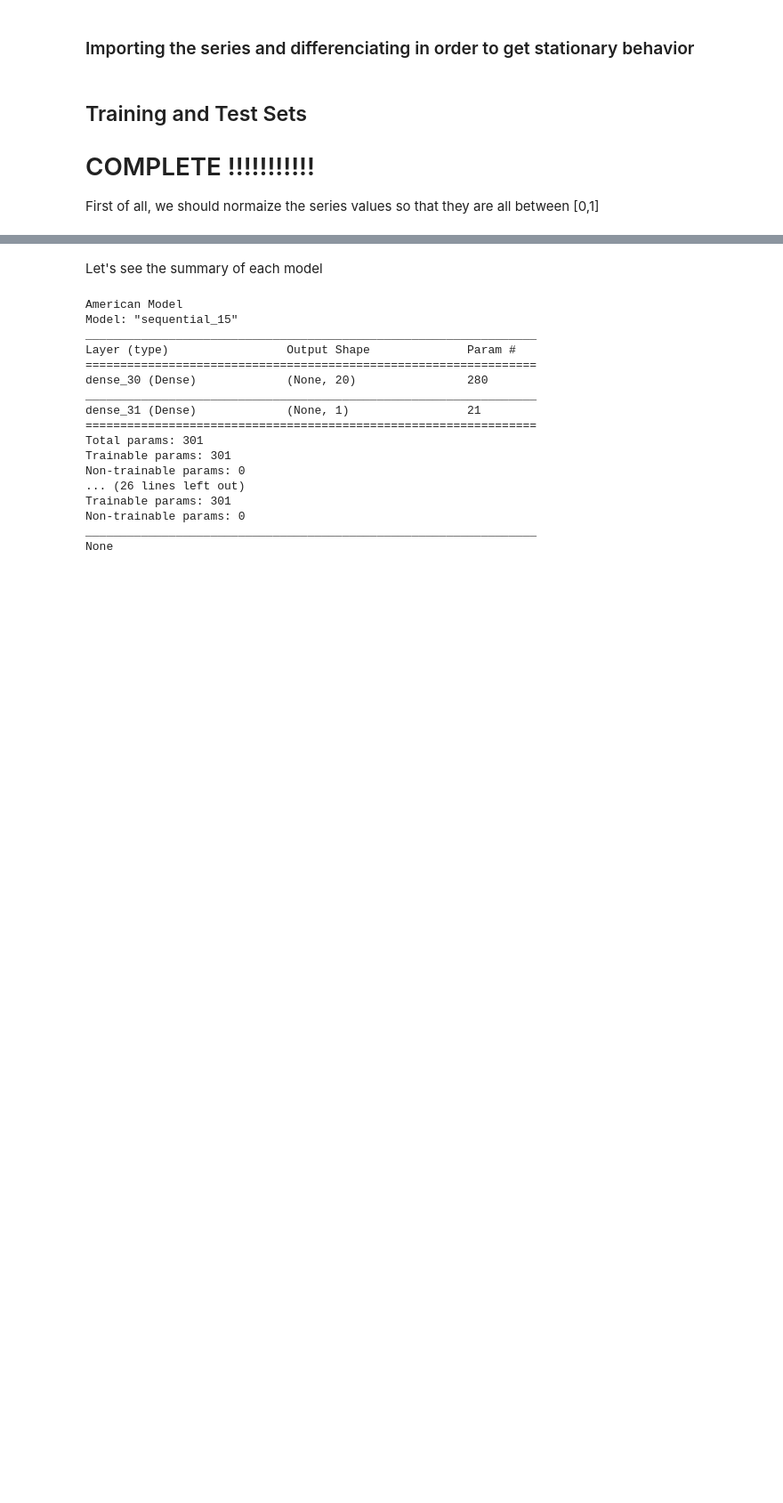
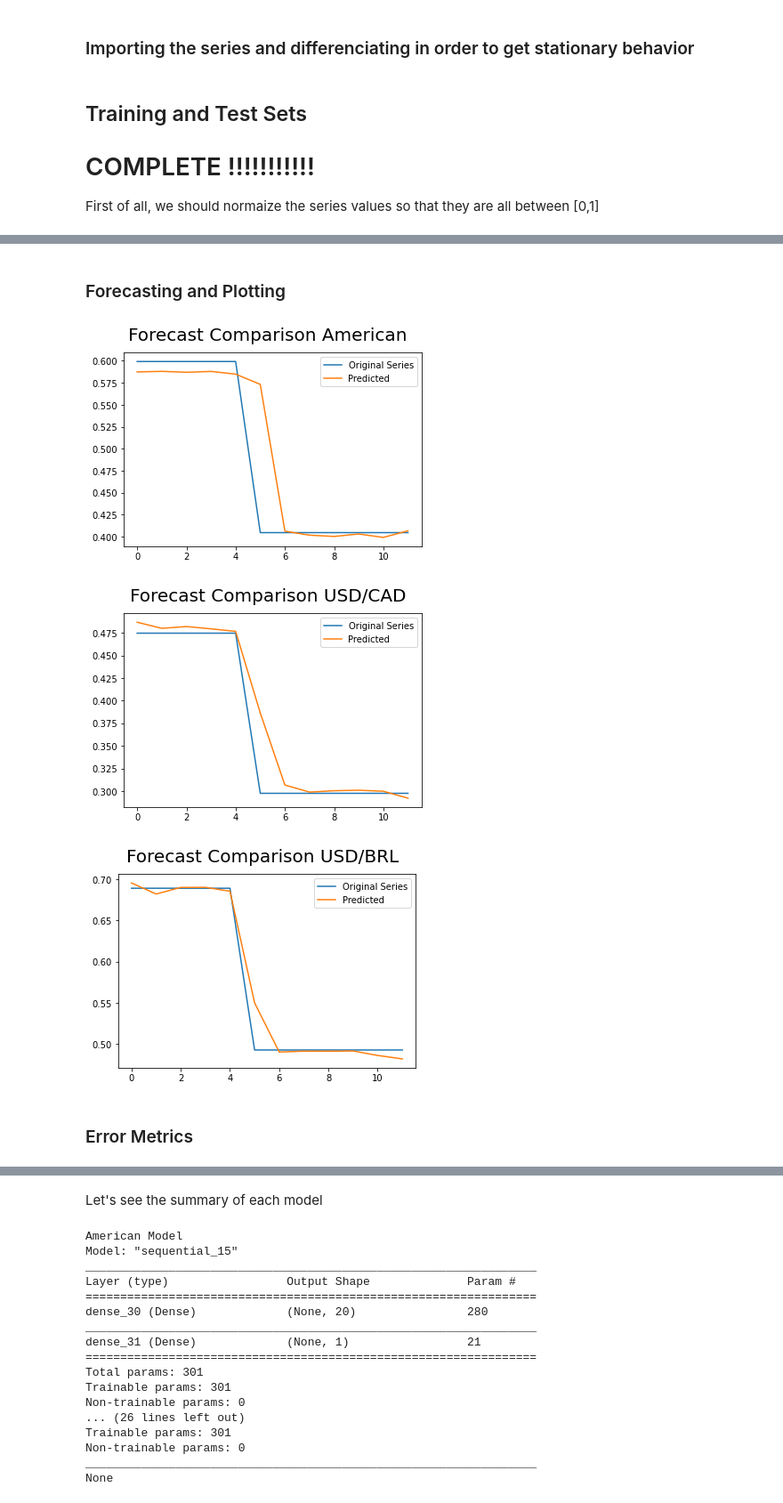
Before and after one commit to MathNog/COMP432-Project, a Jupyter notebook: code/MLP.ipynb, the cells around one changed output, grey strips where cells are left out. Shown at 89% size. Cells and saved outputs as stored; diff of their text form; code cells hidden in the pictures; blank space fills up the shorter version.

```diff
--- a/code/MLP.ipynb
+++ b/code/MLP.ipynb
@@ -219,0 +320,30 @@ USD_BRL_y_test = test_USD_BRL_diff1.values[:,-1]
+# %% [markdown]
+### Forecasting and Plotting
+# %%
+american_forecast = clf_American.predict(american_X_test)
+USD_CAD_forecast = clf_USD_CAD.predict(USD_CAD_X_test)
+USD_BRL_forecast = clf_USD_BRL.predict(USD_BRL_X_test)
+# %%
+plot_2_series(real=american_y_test,
+            model=american_forecast,
+            title='Forecast Comparison American',
+            xlabel='Years',
+            ylabel='Value')
+
+plot_2_series(real=USD_CAD_y_test,
+            model=USD_CAD_forecast,
+            title='Forecast Comparison USD/CAD',
+            xlabel='Years',
+            ylabel='Value')
+
+plot_2_series(real=USD_BRL_y_test,
+            model=USD_BRL_forecast,
+            title='Forecast Comparison USD/BRL',
+            xlabel='Years',
+            ylabel='Value')
+# %% [output]
+[figure, added]
+[figure, added]
+[figure, added]
+# %% [markdown]
+### Error Metrics
```
Also changed, not shown: parts of 12 cells of this notebook, 1 other file.
